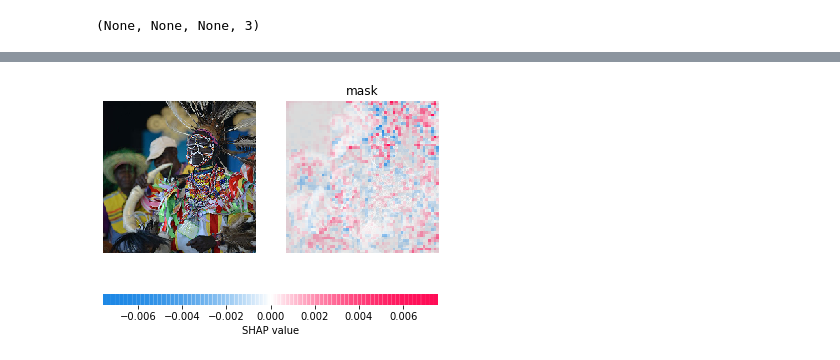
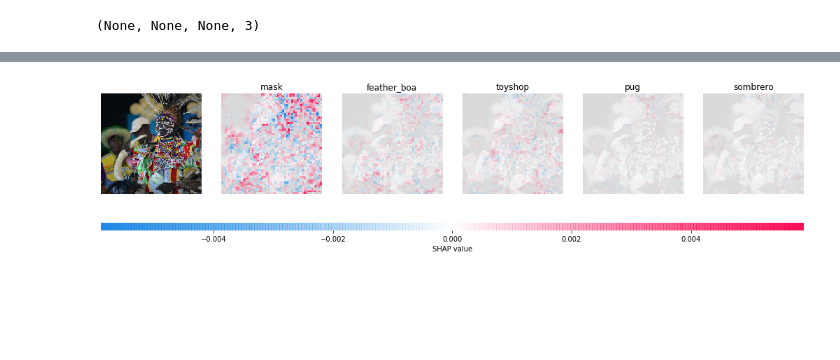
Before and after one commit to mahesh-sudhakar/NEU_XAI, a Jupyter notebook: xai_predict.ipynb, the cells around one changed output, grey strips where cells are left out. Drawn from its saved outputs; the diff is of its cells as text; code cells hidden in the pictures; blank space fills up the shorter version.

```diff
--- a/xai_predict.ipynb
+++ b/xai_predict.ipynb
@@ -234,33 +234,33 @@ import keras.backend as K
 import numpy as np
 import json
 import shap
 
 # load pre-trained model and choose two images to explain
 model = VGG16(weights='imagenet', include_top=True)
 X,y = shap.datasets.imagenet50()
 to_explain = X[[7]]
 
 # load the ImageNet class names
 url = "https://s3.amazonaws.com/deep-learning-models/image-models/imagenet_class_index.json"
 fname = shap.datasets.cache(url)
 with open(fname) as f:
     class_names = json.load(f)
 
 # explain how the input to the 7th layer of the model explains the top two classes
 def map2layer(x, layer):
     feed_dict = dict(zip([model.layers[0].input], [preprocess_input(x.copy())]))
     return K.get_session().run(model.layers[layer].input, feed_dict)
 e = shap.GradientExplainer(
     (model.layers[7].input, model.layers[-1].output),
     map2layer(X, 7),
     local_smoothing=0 # std dev of smoothing noise
 )
-shap_values,indexes = e.shap_values(map2layer(to_explain, 7), ranked_outputs=1)
+shap_values,indexes = e.shap_values(map2layer(to_explain, 7), ranked_outputs=5)
 
 # get the names for the classes
-index_names = np.vectorize(lambda x: class_names[str(x)][1])(indexes)
+index_names = np.vectorize(lambda y: class_names[str(y)][1])(indexes)
 
 # plot the explanations
 shap.image_plot(shap_values, to_explain, index_names)
 # %% [output]
-[figure, old version]
+[figure, new version]
```
Also changed, not shown: parts of 25 cells of this notebook.
